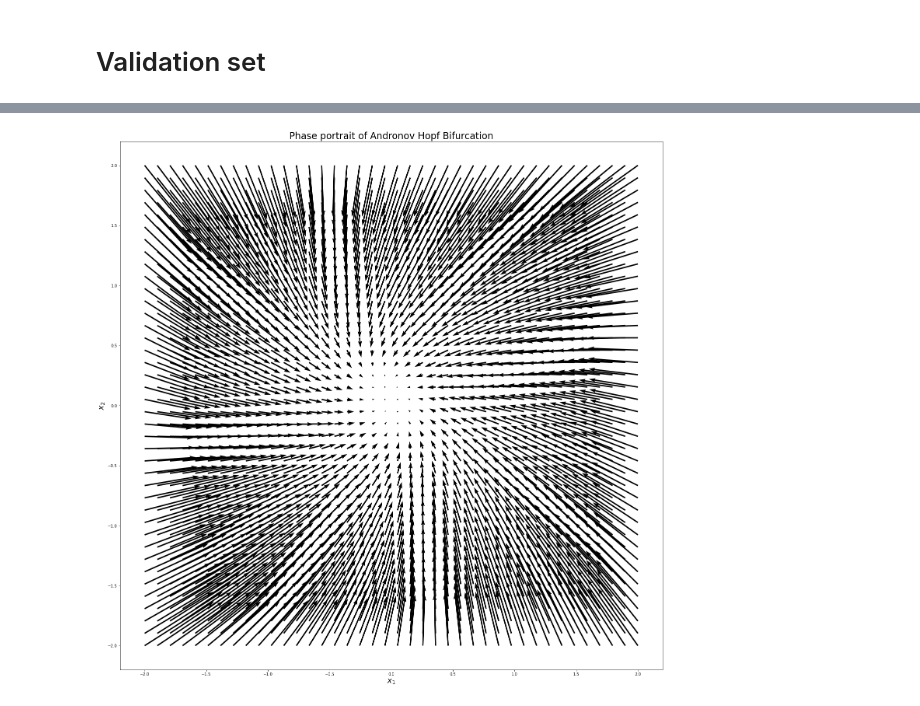
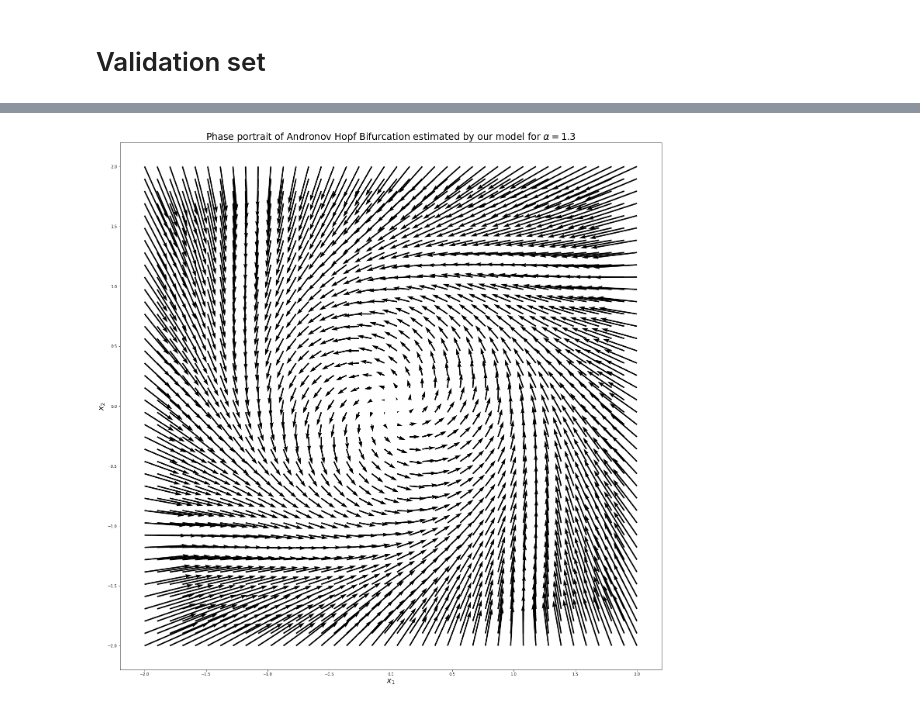
Before and after one commit to mlcms-SS22-Group-A/mlcms-SS22-Group-A, a Jupyter notebook: Euler.ipynb, the cells around one changed output, grey strips where cells are left out. Saved outputs shown, nothing was run; the diff lists cells and outputs as text; code cells hidden in the pictures.

```diff
--- a/Euler.ipynb
+++ b/Euler.ipynb
@@ -48,4 +50,4 @@ hparams = {
     "num_workers": 8,
 }
 # %%
-model = Euler(hparams)
+model_euler = Euler(hparams)
@@ -78,8 +87,6 @@ trainer = pl.Trainer(
     log_every_n_steps=5,
     gpus=1 if torch.cuda.is_available() else None
 )
-
-trainer.fit(model, train_dataloader)
 # %% [output]
 GPU available: False, used: False
 TPU available: False, using: 0 TPU cores
@@ -108,0 +95,2 @@ Score of the Model after training: 107.90617343571199
+# %%
+trainer.fit(model_euler, train_dataloader)
@@ -108,0 +128,21 @@ Score of the Model after training: 107.90617343571199
+# %%
+model_euler.hparams["delta_t"] = delta_t
+model_rk.hparams["delta_t"] = delta_t
+
+print("Score of the Euler Model after training:", evaluate_model(model_euler, validation_set, hparams, device))
+print("Score of the RK Model after training:", evaluate_model(model_rk, validation_set, hparams, device))
+
+model_euler.hparams["delta_t"] = 0.05
+model_rk.hparams["delta_t"] = 0.05
+
+t_eval_tmp = np.arange(0, 5, 0.05).round(2)
+t_eval_tmp = np.delete(t_eval_tmp, -1, 0)
+
+sol = solve_ivp(lambda t, y: andronov_hopf(y[0], y[1], validation_set[0, 2]), (0, 10), validation_set[0, :2], t_eval=t_eval_tmp)
+plot_trajectory(np.moveaxis(sol.y, 0, 1), t_eval_tmp, save_fig, save_prefix + "dense_original_data.png")
+
+recreation = recreate_trajectory(model_euler, validation_set[0, :3], t_eval_tmp[0], t_eval_tmp[-1], model_euler.hparams["delta_t"], device)
+plot_trajectory(recreation, t_eval_tmp, save_fig, save_prefix + "_a_train.png")
+
+recreation = recreate_trajectory(model_rk, validation_set[0, :3], t_eval_tmp[0], t_eval_tmp[-1], model_rk.hparams["delta_t"], device)
+plot_trajectory(recreation, t_eval_tmp, save_fig, save_prefix + "rk_a_train.png")
@@ -109,4 +155,4 @@ Score of the Model after training: 107.90617343571199
 # %%
-compute_and_plot_phase_portrait(model, -1.8, True, save_prefix + "_phase_portrait.png")
+compute_and_plot_phase_portrait(model_euler, 1.3, save_fig, save_prefix + "_phase_portrait.png")
 # %% [output]
-[figure, old version]
+[figure, new version]
```
Also changed, not shown: parts of 16 cells of this notebook, 4 other files.
